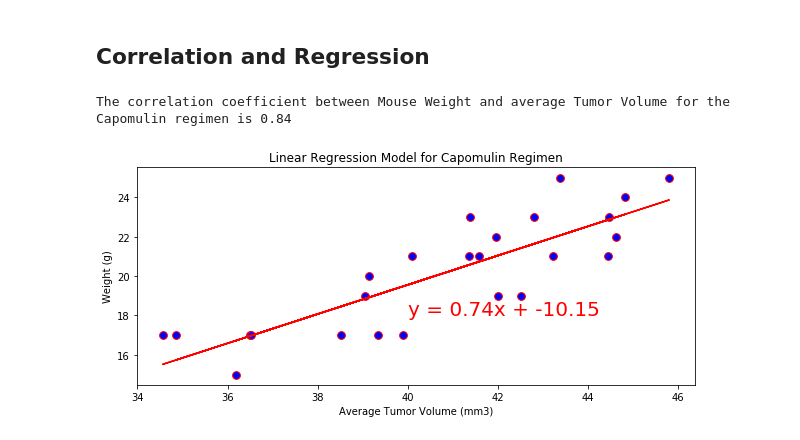
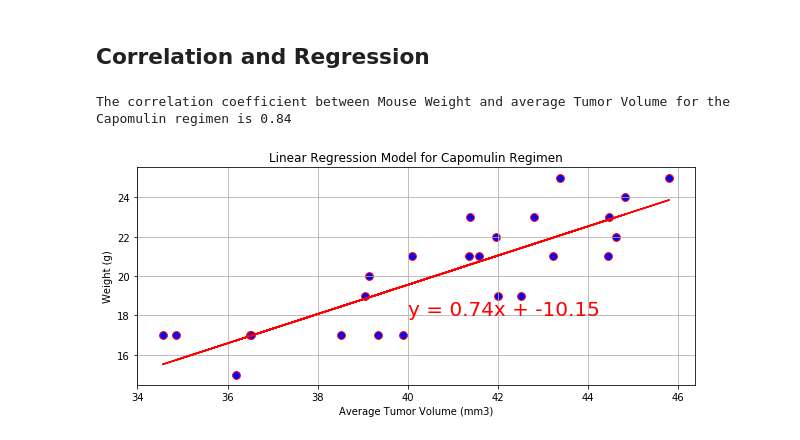
Before and after one commit to UoT-Bootcamp/Python-Matplotlib-Challenge, a Jupyter notebook: 05-Matplotlib_Homework_Instructions_Pymaceuticals_pymaceuticals_starter.ipynb, the cells around one changed output. Cells and saved outputs as stored; diff of their text form; code cells hidden in the pictures.

```diff
--- a/05-Matplotlib_Homework_Instructions_Pymaceuticals_pymaceuticals_starter.ipynb
+++ b/05-Matplotlib_Homework_Instructions_Pymaceuticals_pymaceuticals_starter.ipynb
@@ -352,30 +352,31 @@ plt.show()
 # %%
 # Calculate the correlation coefficient and linear regression model
 # for mouse weight and average tumor volume for the Capomulin regimen
 
 x_value = avg_tumor_vol["Tumor Volume (mm3)"]
 y_value = avg_tumor_vol["Weight (g)"]
 
 correlation = st.pearsonr(x_value, y_value)
 
 print(f"The correlation coefficient between Mouse Weight and average Tumor Volume for the Capomulin regimen is {round(correlation[0],2)}")
 
 (slope, intercept, rvalue, pvalue, stderr) = linregress(x_value, y_value)
 
 regress_values = x_value * slope + intercept
 line_eq = "y = " + str(round(slope,2)) + "x + " + str(round(intercept,2))
 plt.figure(figsize=(10,4))
 plt.scatter(x_value,y_value, marker="o", facecolors="blue", edgecolors="red", s = 60)
 plt.plot(x_value,regress_values,"r-")
 
 plt.annotate(line_eq,(40, 18),fontsize = 20, color="red")
 plt.title("Linear Regression Model for Capomulin Regimen")
 plt.xlabel("Average Tumor Volume (mm3)")
 plt.ylabel("Weight (g)")
+plt.grid()
 plt.show()
 # %% [output]
 The correlation coefficient between Mouse Weight and average Tumor Volume for the Capomulin regimen is 0.84
-[figure, old version]
+[figure, new version]
 # %%
 #  mouse_study_data_df.loc[mouse_study_data_df["Mouse ID"] == "g989"]
 # %%
```
